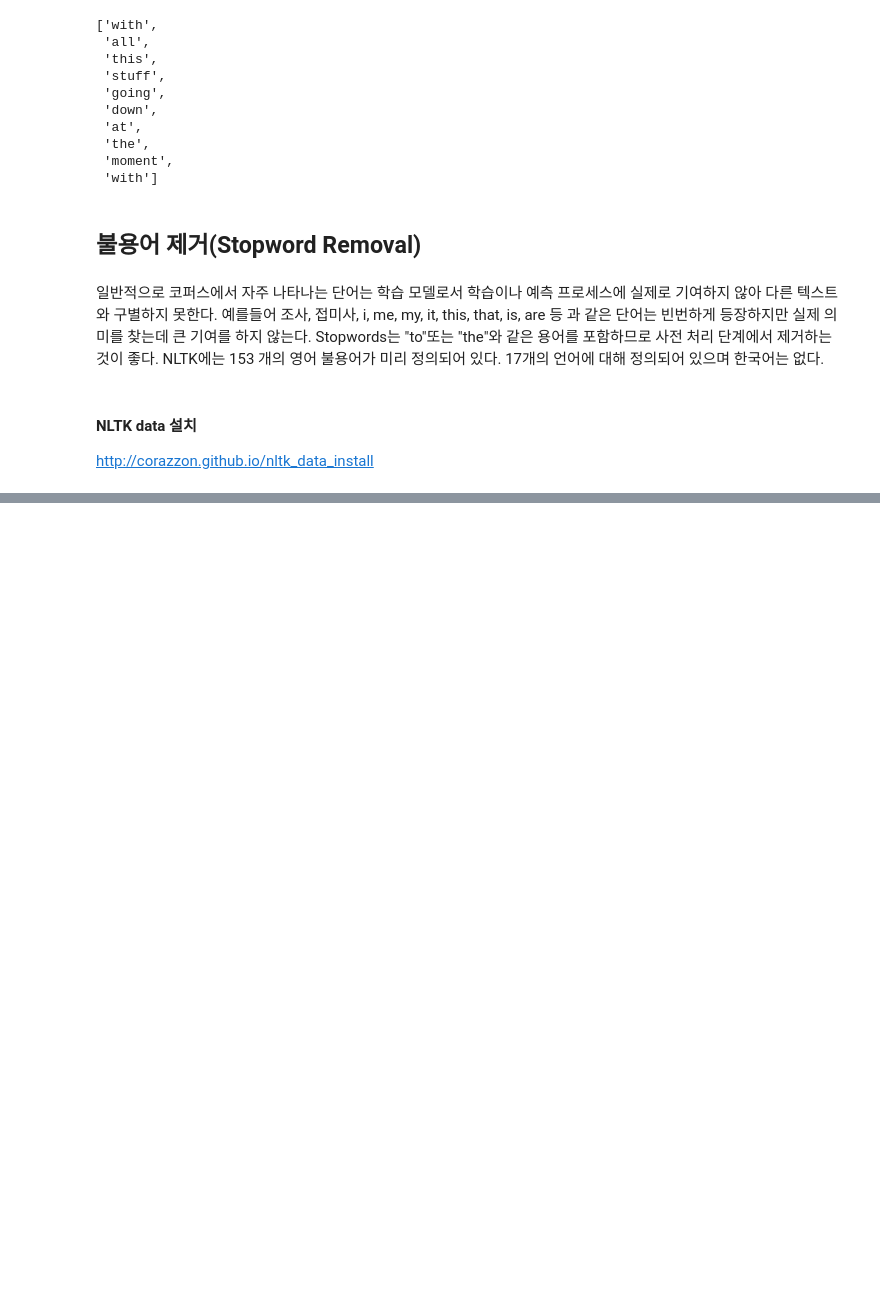
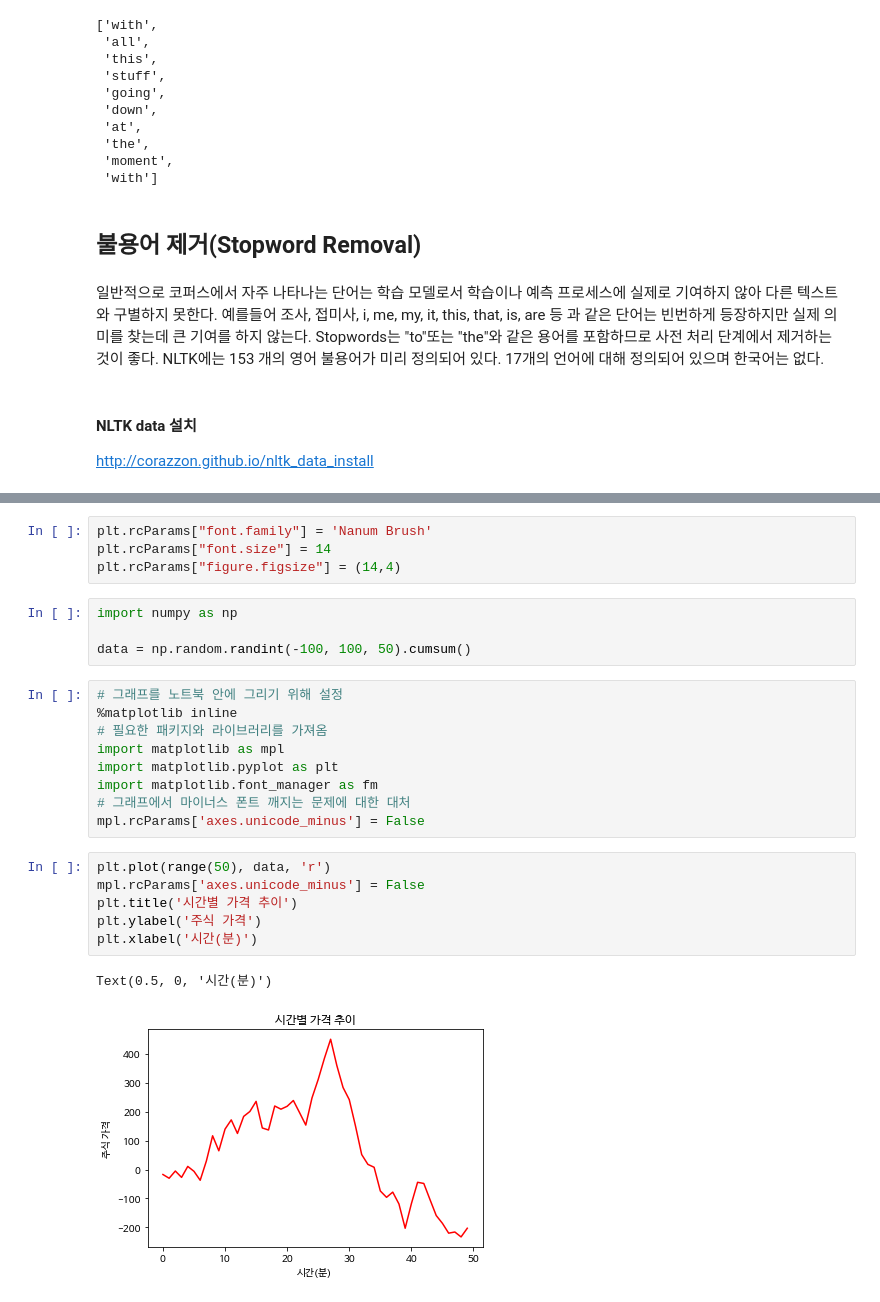
Before and after one commit to winuss/nlp-lab, a Jupyter notebook: word2vec-nlp-tutorial.ipynb, the cells around one changed output, grey strips where cells are left out. Drawn from its saved outputs; the diff is of its cells as text; blank space fills up the shorter version.

```diff
--- a/word2vec-nlp-tutorial.ipynb
+++ b/word2vec-nlp-tutorial.ipynb
@@ -195,0 +636,26 @@ http://corazzon.github.io/nltk_data_install
+# %%
+plt.rcParams["font.family"] = 'Nanum Brush'
+plt.rcParams["font.size"] = 14
+plt.rcParams["figure.figsize"] = (14,4)
+# %%
+import numpy as np
+
+data = np.random.randint(-100, 100, 50).cumsum()
+# %%
+# 그래프를 노트북 안에 그리기 위해 설정
+%matplotlib inline
+# 필요한 패키지와 라이브러리를 가져옴
+import matplotlib as mpl
+import matplotlib.pyplot as plt
+import matplotlib.font_manager as fm
+# 그래프에서 마이너스 폰트 깨지는 문제에 대한 대처
+mpl.rcParams['axes.unicode_minus'] = False
+# %%
+plt.plot(range(50), data, 'r')
+mpl.rcParams['axes.unicode_minus'] = False
+plt.title('시간별 가격 추이')
+plt.ylabel('주식 가격')
+plt.xlabel('시간(분)')
+# %% [output]
+Text(0.5, 0, '시간(분)')
+[figure, added]
```
Also changed, not shown: parts of 51 cells of this notebook.
